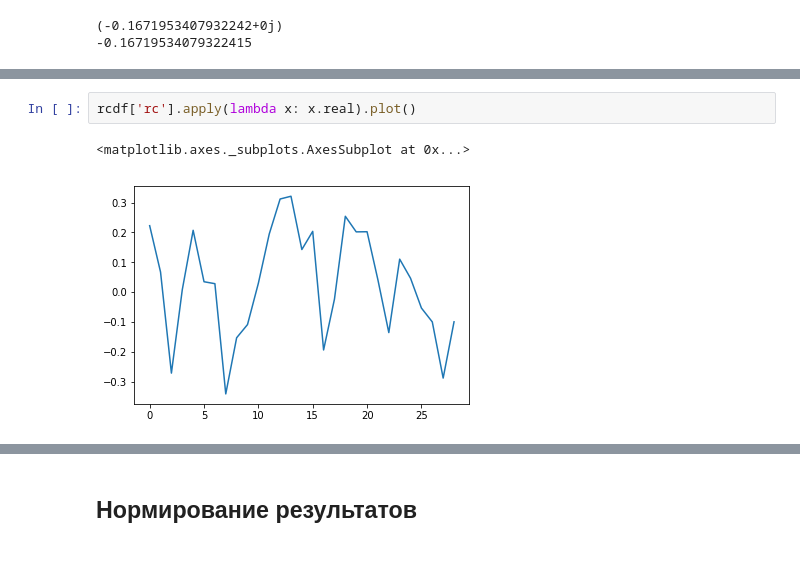
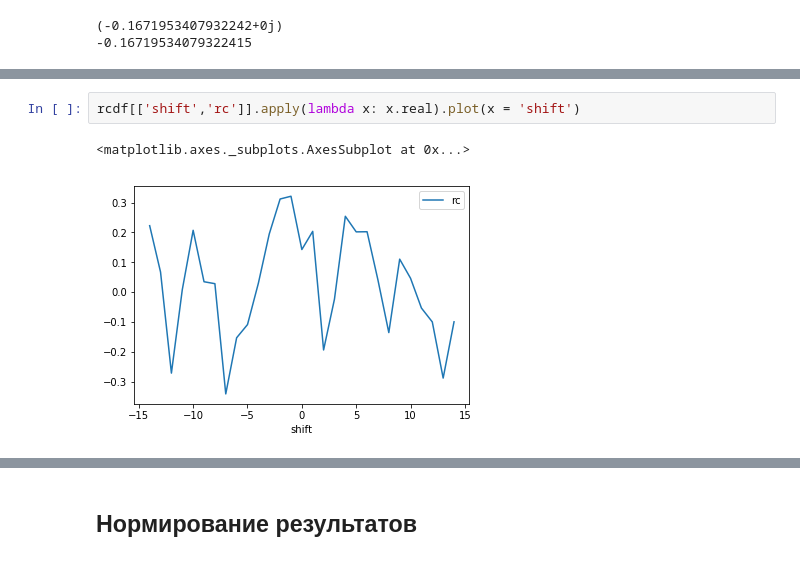
Before and after one commit to baryev/autoregressive-model, a Jupyter notebook: sentimentsAnalysis.ipynb, the cells around one changed output, grey strips where cells are left out. Drawn from its saved outputs; the diff is of its cells as text.

```diff
--- a/sentimentsAnalysis.ipynb
+++ b/sentimentsAnalysis.ipynb
@@ -199,5 +203,5 @@ rcdf
 # %%
-rcdf['rc'].apply(lambda x: x.real).plot()
+rcdf[['shift','rc']].apply(lambda x: x.real).plot(x = 'shift')
 # %% [output]
 <matplotlib.axes._subplots.AxesSubplot at 0x...>
-[figure, old version]
+[figure, new version]
```
Also changed, not shown: parts of 10 cells of this notebook.
